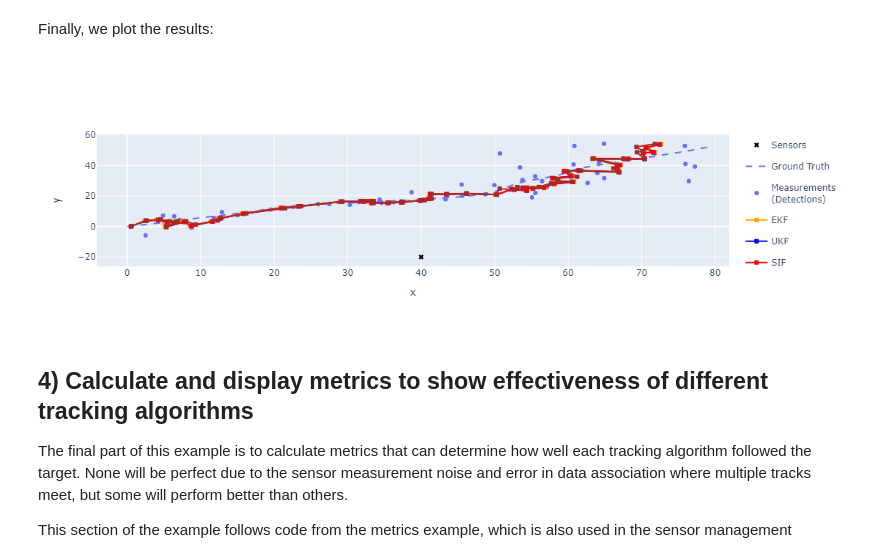
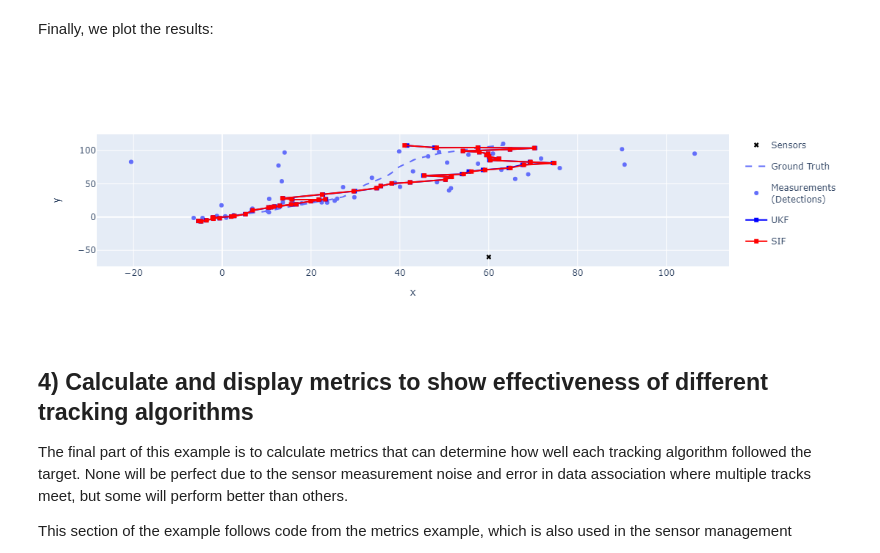
Before and after one commit to 0sm1um/SIF-PMF-Simulation, a Jupyter notebook: UKF_SIF_Example.ipynb, the cells around one changed output. Saved outputs shown, nothing was run; the diff lists cells and outputs as text; code cells hidden in the pictures.

```diff
--- a/UKF_SIF_Example.ipynb
+++ b/UKF_SIF_Example.ipynb
@@ -73,14 +75,14 @@ from stonesoup.sensor.radar import RadarBearingRange
 sensor = RadarBearingRange(
     ndim_state=4,
     position_mapping=[0, 2],  # Detecting x and y
-    noise_covar=np.diag([np.radians(1), 1]),  # Radar doesn't take perfect measurements 0.2, 0.2
+    noise_covar=np.diag([np.radians(2), 1.5]),  # Radar doesn't take perfect measurements 0.2, 0.2
     clutter_model=None,  # Can add clutter model in future if desired
 )
 # %% [markdown]
 Now we place the sensor into the simulation:
 # %%
 from stonesoup.platform import FixedPlatform
-platform = FixedPlatform(State(StateVector([40, 0, -20, 0])), position_mapping=[0, 2], # 40
+platform = FixedPlatform(State(StateVector([60, 0, -60, 0])), position_mapping=[0, 2], # 40
                          sensors=[sensor])
 # %% [markdown]
 Now we run the sensor and create detections:
@@ -126,8 +128,8 @@ which will be wrong due to the fact that we designed the targets to sometimes tu
 We do this to test how effectively each tracking algorithm can perform against
 target behaviour that doesn't move exactly as predicted.
 # %%
-transition_model_estimate = CombinedLinearGaussianTransitionModel([ConstantVelocity(0.5),
-                                                                   ConstantVelocity(0.5)])
+transition_model_estimate = CombinedLinearGaussianTransitionModel([ConstantVelocity(1),
+                                                                   ConstantVelocity(1)])
 # Tracking algorithm incorrectly estimates the type of path the truth takes
 # %% [markdown]
 Next, we initialise the predictors, updaters, hypothesisers, data associators, and deleter.
@@ -193,8 +189,7 @@ Now we introduce the initial predictors which will be used in the data associato
 in the track initiators:
 # %%
 init_transition_model = CombinedLinearGaussianTransitionModel(
-    (ConstantVelocity(0.05), ConstantVelocity(0.05)))
-init_predictor_EKF = ExtendedKalmanPredictor(init_transition_model)
+    (ConstantVelocity(q_x), ConstantVelocity(q_x))) # 0.05
 init_predictor_UKF = UnscentedKalmanPredictor(init_transition_model)
 init_predictor_SIF = SIFKalmanPredictor(init_transition_model)
 init_predictor_PF = ParticlePredictor(init_transition_model)
@@ -321,17 +289,15 @@ for step, (time, current_tracks) in enumerate(tracker_PF, 1):
 # %% [markdown]
 Finally, we plot the results:
 # %%
-plotter.plot_tracks(tracks_EKF, [0, 2], track_label="EKF", line=dict(color="orange"),
-                    uncertainty=False)
 plotter.plot_tracks(tracks_UKF, [0, 2], track_label="UKF", line=dict(color="blue"),
                     uncertainty=False)
 plotter.plot_tracks(tracks_SIF, [0, 2], track_label="SIF", line=dict(color="red"),
                     uncertainty=False)
-plotter.plot_tracks(tracks_PF, [0, 2], track_label="PF", line=dict(color="brown"),
-                    uncertainty=False)
+#plotter.plot_tracks(tracks_PF, [0, 2], track_label="PF", line=dict(color="brown"),
+#                    uncertainty=False)
 plotter.fig
 # %% [output]
-[figure, old version]
+[figure, new version]
 # %% [markdown]
 ## 4) Calculate and display metrics to show effectiveness of different tracking algorithms
 
```
Also changed, not shown: parts of 13 cells of this notebook, 1 other file.
